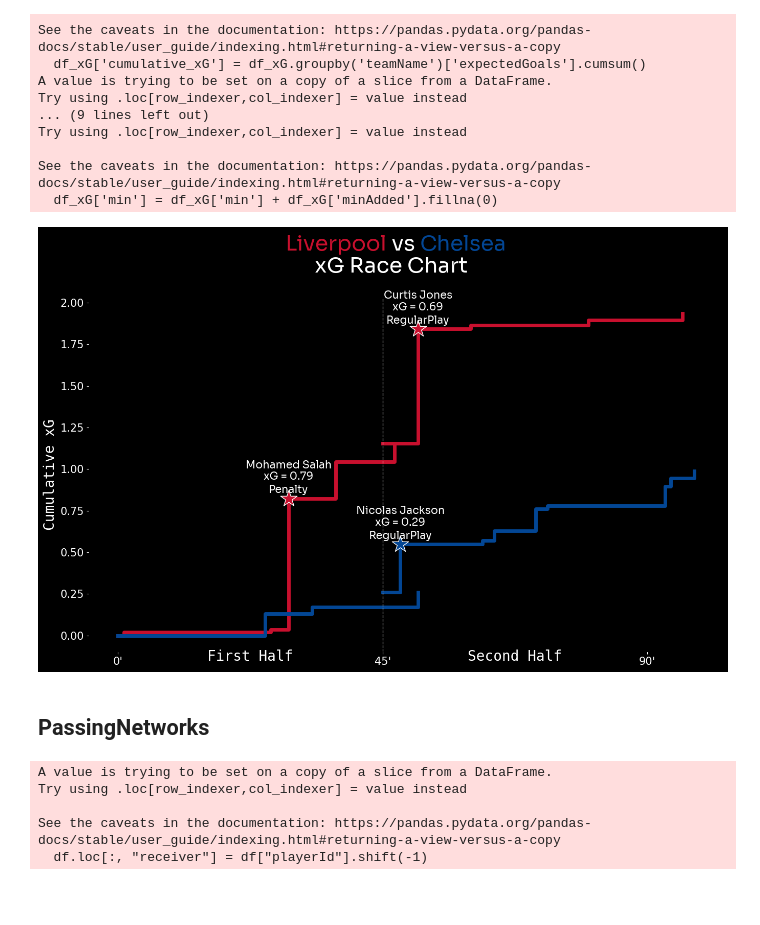
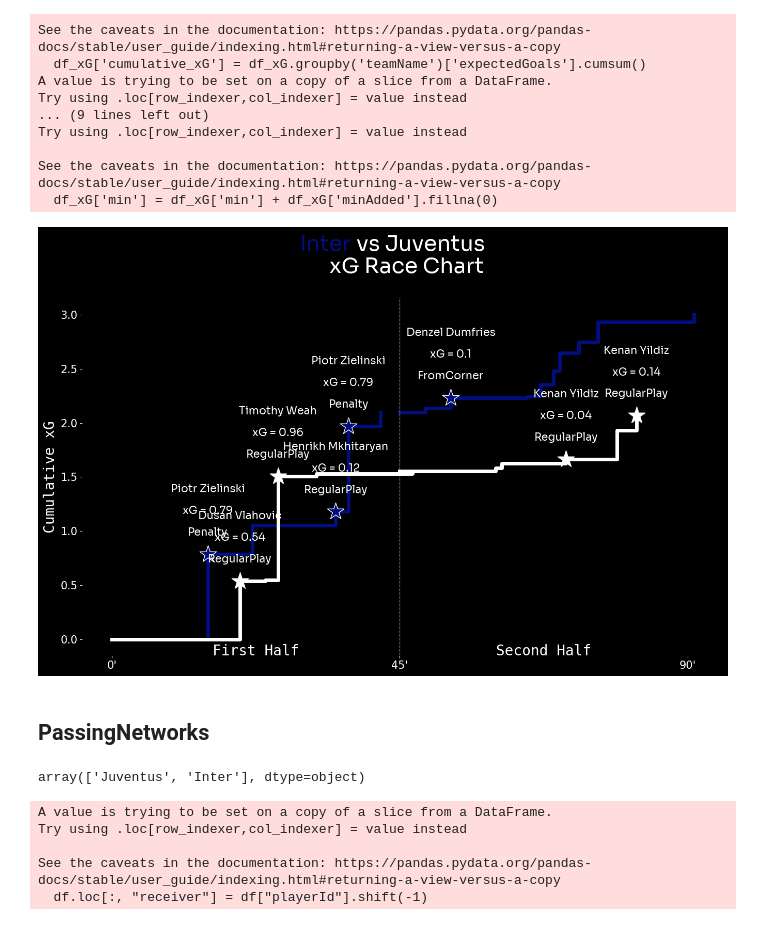
Before and after one commit to ishdeep-10/IndianCitizen, a Jupyter notebook: ScorePredict/notebooks/PostMatchAnalysis.ipynb, the cells around one changed output. Saved outputs shown, nothing was run; the diff lists cells and outputs as text; code cells hidden in the pictures; blank space fills up the shorter version.

```diff
--- a/ScorePredict/notebooks/PostMatchAnalysis.ipynb
+++ b/ScorePredict/notebooks/PostMatchAnalysis.ipynb
@@ -427,0 +453,3 @@ Index(['index', 'eventId', 'minute', 'second', 'teamId', 'x', 'y',
+# %%
+df_offside['pair_id'] = range(1, len(df_offside) + 1)
+df_offside_prov['pair_id'] = range(1, len(df_offside_prov) + 1)
@@ -512,27 +600,27 @@ fig, axs = pitch.grid(grid_height=0.9, title_height=0.04, axis=False,
                      endnote_height=0.03, title_space=0, endnote_space=0)  # grid takes up 80% of the figure height
 
 
-team1 = 'Liverpool'
-team2 = 'Chelsea'
+team1 = 'Inter'
+team2 = 'Juventus'
 #C:\Users\acer\Documents\GitHub\IndianCitizen\Images\TeamLogos
-img_team1 = mpimg.imread(f'C:/Users/acer/Documents/GitHub/IndianCitizen/ScorePredict/Images/TeamLogos/football-logos-master/logos/England - Premier League/{team1}.png')
-img_team2 = mpimg.imread(f'C:/Users/acer/Documents/GitHub/IndianCitizen/ScorePredict/Images/TeamLogos/football-logos-master/logos/England - Premier League/{team2}.png')
+img_team1 = mpimg.imread(f'C:/Users/acer/Documents/GitHub/IndianCitizen/ScorePredict/Images/TeamLogos/{team1}.png')
+img_team2 = mpimg.imread(f'C:/Users/acer/Documents/GitHub/IndianCitizen/ScorePredict/Images/TeamLogos/{team2}.png')
 logo = mpimg.imread('C:/Users/acer/Documents/GitHub/IndianCitizen/ScorePredict/Score Logos-20241022T100701Z-001/Score Logos/ScoreSquareWhite.png')
 
 ax_image = add_image(
-    img_team1, fig, left=0.33, bottom=0.7, width=0.15, height=0.15,aspect='equal'
+    img_team1, fig, left=0.33, bottom=0.7, width=0.15, height=0.17,aspect='equal'
 )
 
 ax_image = add_image(
-    img_team2, fig, left=0.52, bottom=0.7, width=0.15, height=0.15,aspect='equal'
+    img_team2, fig, left=0.52, bottom=0.7, width=0.15, height=0.17,aspect='equal'
 )
 
 ax_image = add_image(
     logo, fig, left=0.85, bottom=0.9, width=0.1, height=0.11,aspect='equal'
 )
 
-team1_facecolor = '#c8102E'
-team2_facecolor = '#034694'
+team1_facecolor = '#010E80'
+team2_facecolor = '#000000'
 
 
 pitch.scatter(80,0.1,s=300,ec='white',color='grey',ax=axs['pitch'],alpha=0.5,zorder=2)
@@ -558,7 +646,7 @@ fig.set_facecolor('black')
 # Set title
 axs['pitch'].text(0.03,1.05,f'{team1} Vs {team2}',ha='left', va='center', transform=axs['pitch'].transAxes, color='white',fontsize=30,fontproperties=font_prop)
 # Add subtitle
-subtitle_text = "Premier League 2024/25 | 20th October 2024 | Anfield"
+subtitle_text = "Seria A 2024/25 | 27th October 2024 | Stadio Giuseppe Meazza"
 axs['pitch'].text(0.03,1, subtitle_text, ha='left', va='center', transform=axs['pitch'].transAxes, color='white', fontsize=18,fontproperties=font_prop)
 
 
@@ -601,7 +689,7 @@ else:
 rect_team1 = Rectangle((rect_x, rect_y), width_team1 * rect_width, rect_height, facecolor=team1_facecolor,zorder=2)
 
 # Create a rectangle patch for team2
-rect_team2 = Rectangle((rect_x + width_team1 * rect_width, rect_y), width_team2 * rect_width, rect_height, facecolor=team2_facecolor,zorder=2)
+rect_team2 = Rectangle((rect_x + width_team1 * rect_width, rect_y), width_team2 * rect_width, rect_height, facecolor=team2_facecolor,edgecolor='white',zorder=2)
 
 # Add rectangles to the pitch
 axs['pitch'].add_patch(rect_team1)
@@ -639,7 +727,7 @@ xG_rect_y = 35 # Y-coordinate of the top side of the rectangle
 xG_rect_team1 = Rectangle((xG_rect_x, xG_rect_y), width_team1_xG * rect_width, rect_height, facecolor=team1_facecolor,zorder=2)
 
 # Create a rectangle patch for team2
-xG_rect_team2 = Rectangle((xG_rect_x + width_team1_xG * rect_width, xG_rect_y), width_team2_xG * rect_width, rect_height, facecolor=team2_facecolor,zorder=2)
+xG_rect_team2 = Rectangle((xG_rect_x + width_team1_xG * rect_width, xG_rect_y), width_team2_xG * rect_width, rect_height,edgecolor='white', facecolor=team2_facecolor,zorder=2)
 
 # Add rectangles to the pitch
 axs['pitch'].add_patch(xG_rect_team1)
@@ -678,7 +766,7 @@ shots_rect_y = 28 # Y-coordinate of the top side of the rectangle
 shots_rect_team1 = Rectangle((shots_rect_x, shots_rect_y), width_team1_shots * rect_width, rect_height, facecolor=team1_facecolor,zorder=2)
 
 # Create a rectangle patch for team2
-shots_rect_team2 = Rectangle((shots_rect_x + width_team1_shots * rect_width, shots_rect_y), width_team2_shots * rect_width, rect_height, facecolor=team2_facecolor,zorder=2)
+shots_rect_team2 = Rectangle((shots_rect_x + width_team1_shots * rect_width, shots_rect_y), width_team2_shots * rect_width, rect_height,edgecolor='white', facecolor=team2_facecolor,zorder=2)
 
 # Add rectangles to the pitch
 axs['pitch'].add_patch(shots_rect_team1)
@@ -708,7 +796,7 @@ possesion_rect_y = 21 # Y-coordinate of the top side of the rectangle
 possesion_rect_team1 = Rectangle((possesion_rect_x, possesion_rect_y), width_team1_possesion * rect_width, rect_height, facecolor=team1_facecolor,zorder=2)
 
 # Create a rectangle patch for team2
-possesion_rect_team2 = Rectangle((possesion_rect_x + width_team1_possesion * rect_width, possesion_rect_y), width_team2_possesion * (rect_width-1.5), rect_height, facecolor=team2_facecolor,zorder=2)
+possesion_rect_team2 = Rectangle((possesion_rect_x + width_team1_possesion * rect_width, possesion_rect_y), width_team2_possesion * (rect_width-1.5), rect_height, facecolor=team2_facecolor,edgecolor='white',zorder=2)
 
 # Add rectangles to the pitch
 axs['pitch'].add_patch(possesion_rect_team1)
@@ -738,7 +826,7 @@ acc_passes_rect_y = 14 # Y-coordinate of the top side of the rectangle
 acc_passes_rect_team1 = Rectangle((acc_passes_rect_x, acc_passes_rect_y), width_team1_acc_passes * rect_width, rect_height, facecolor=team1_facecolor,zorder=2)
 
 # Create a rectangle patch for team2
-acc_passes_rect_team2 = Rectangle((acc_passes_rect_x + width_team1_acc_passes * rect_width, acc_passes_rect_y), width_team2_acc_passes * (rect_width-1.5), rect_height, facecolor=team2_facecolor,zorder=2)
+acc_passes_rect_team2 = Rectangle((acc_passes_rect_x + width_team1_acc_passes * rect_width, acc_passes_rect_y), width_team2_acc_passes * (rect_width-1.5), rect_height, facecolor=team2_facecolor,edgecolor='white',zorder=2)
 
 # Add rectangles to the pitch
 axs['pitch'].add_patch(acc_passes_rect_team1)
@@ -759,5 +847,5 @@ axs['pitch'].annotate(endnote_text, xy=(0.09, 0.01), xycoords='axes fraction',ha
 endnote_text2 = "Increasing xG ->"
 axs['pitch'].annotate(endnote_text2, xy=(0.85, 0.01), xycoords='axes fraction',ha='center', va='center', fontsize=20, color='white')
 
-plt.savefig(f'C:/Users/acer/Documents/GitHub/IndianCitizen/ScorePredict/MatchReports/LivVChelsea/1.png',dpi=500,bbox_inches = 'tight',facecolor=background)
+plt.savefig(f'C:/Users/acer/Documents/GitHub/IndianCitizen/ScorePredict/MatchReports/InterVJuve/1.png',dpi=500,bbox_inches = 'tight',facecolor=background)
 # %% [output]
@@ -800,6 +888,7 @@ fig.set_facecolor('black')
 ax.set_facecolor('black')
 # Plot the xG for each team by half
 # We want to make it so the lines both start at 0
+team2_facecolor = 'white'
 
 for team in df_xG['teamName'].unique():
 
@@ -841,7 +930,7 @@ for team in df_xG['teamName'].unique():
         # add a label to the goals for the player who scored
         ax.text(
             x['min'],
-            x['cumulative_xG'] + .2,
+            x['cumulative_xG'] + .6,
             x['playerName'],
             ha='center',
             va='center',
@@ -854,7 +943,7 @@ for team in df_xG['teamName'].unique():
         # add a label to the goals for the player who scored
         ax.text(
             x['min'],
-            x['cumulative_xG'] + .13,
+            x['cumulative_xG'] + .4,
             f"xG = {round(x['expectedGoals'],2)}",
             ha='center',
             va='center',
@@ -866,7 +955,7 @@ for team in df_xG['teamName'].unique():
         )
         ax.text(
             x['min'],
-            x['cumulative_xG'] + .05,
+            x['cumulative_xG'] + .2,
             x['situation'],
             ha='center',
             va='center',
@@ -891,36 +980,40 @@ ax.set_ylabel('Cumulative xG', fontfamily='monospace', fontsize=20,color='white'
 
 # Let's get rid of the right and top spines
 ax.spines['right'].set_visible(True)
 ax.spines['top'].set_visible(True)
 
 #ax.grid(False, which='both', color='gray', linestyle='--', linewidth=0.5)
 #ax.tick_params(axis='both', which='both', length=0)
 
 ax.tick_params(axis='x', colors='white', labelsize=15)
 ax.tick_params(axis='y', colors='white', labelsize=15)
 
 ax.axvline(x=45, color='white', linestyle='--', linewidth=1,alpha=0.5)
 
 
 # Let's change the color of the title to show which team is which using the highlight-text package
 from highlight_text import fig_text
 
 fig_text(
     0.5,
     0.97,
-    '<Liverpool> vs <Chelsea>\n      xG Race Chart',
+    '<Inter> vs <Juventus>\n      xG Race Chart',
     fontsize=30,
     ha='center',
     va='center',
     ax=ax,
     color='white',
     fontfamily='monospace',
     fontproperties=font_prop,
     highlight_textprops=[{'color': team1_facecolor}, {'color': team2_facecolor}]
 )
-plt.savefig(f'C:/Users/acer/Documents/GitHub/IndianCitizen/ScorePredict/MatchReports/LivVChelsea/2.png',dpi=500,bbox_inches = 'tight',facecolor=background)
+plt.savefig(f'C:/Users/acer/Documents/GitHub/IndianCitizen/ScorePredict/MatchReports/InterVJuve/2.png',dpi=500,bbox_inches = 'tight',facecolor=background)
 # %% [output]
-[figure, old version]
+[figure, new version]
 # %% [markdown]
 ## PassingNetworks
+# %%
+df['teamName'].unique()
+# %% [output]
+array(['Juventus', 'Inter'], dtype=object)
 # %%
```
Also changed, not shown: parts of 23 cells of this notebook, 24 other files.
